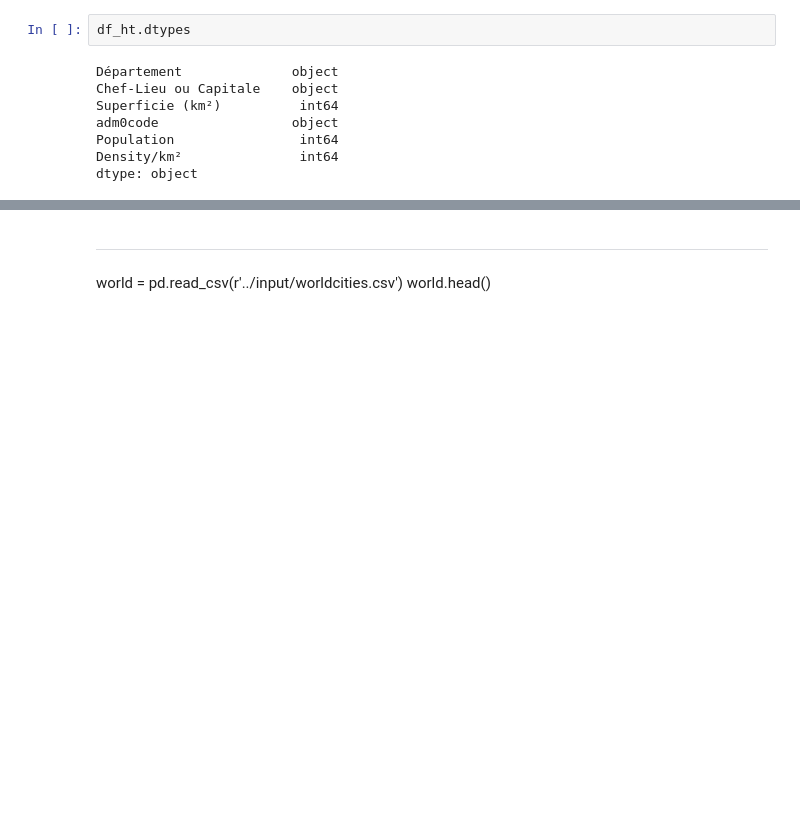
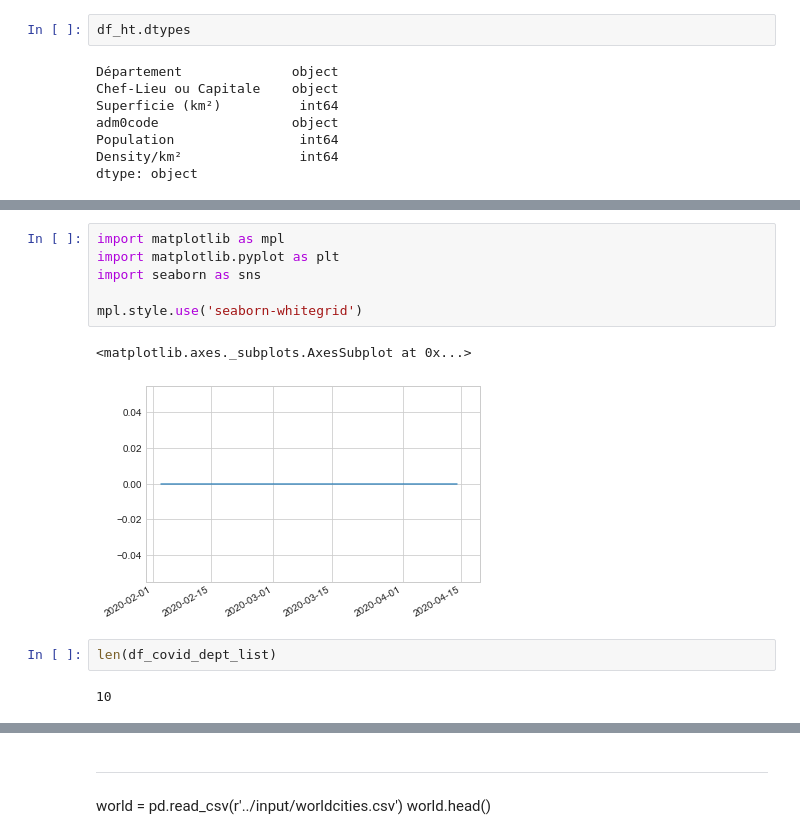
Before and after one commit to weinerkervens/Ayiti_Analytics_Capstone_Project, a Jupyter notebook: Notebooks/1- Notebook.ipynb, the cells around one changed output, grey strips where cells are left out. Cells and saved outputs as stored; diff of their text form; blank space fills up the shorter version.

```diff
--- a/Notebooks/1- Notebook.ipynb
+++ b/Notebooks/1- Notebook.ipynb
@@ -132,0 +577,13 @@ df_ht.head()
+# %%
+import matplotlib as mpl
+import matplotlib.pyplot as plt
+import seaborn as sns
+
+mpl.style.use('seaborn-whitegrid')
+# %% [output]
+<matplotlib.axes._subplots.AxesSubplot at 0x...>
+[figure, added]
+# %%
+len(df_covid_dept_list)
+# %% [output]
+10
```
Also changed, not shown: parts of 45 cells of this notebook, 3 other files.
